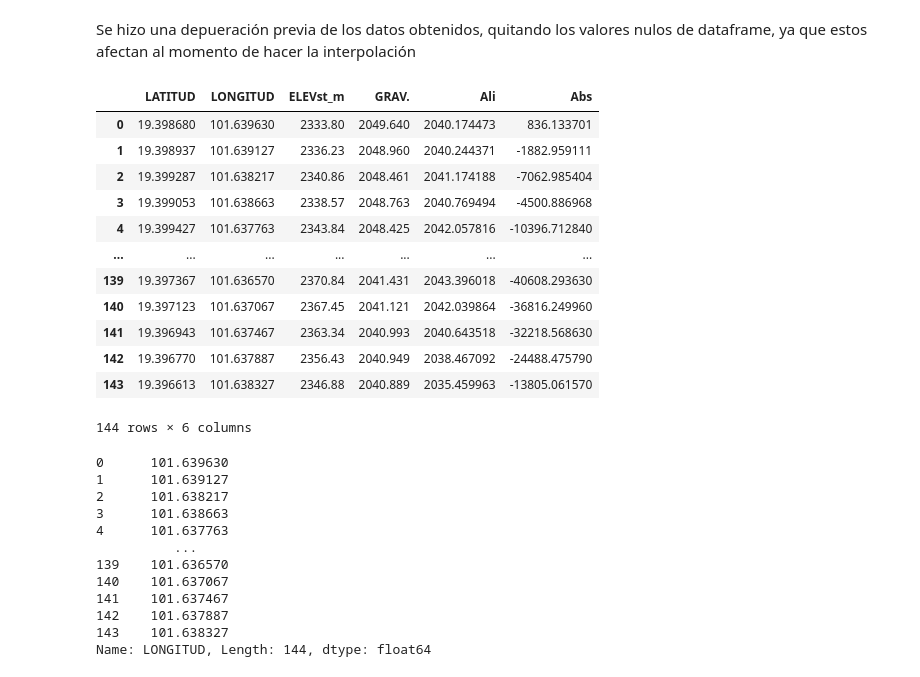
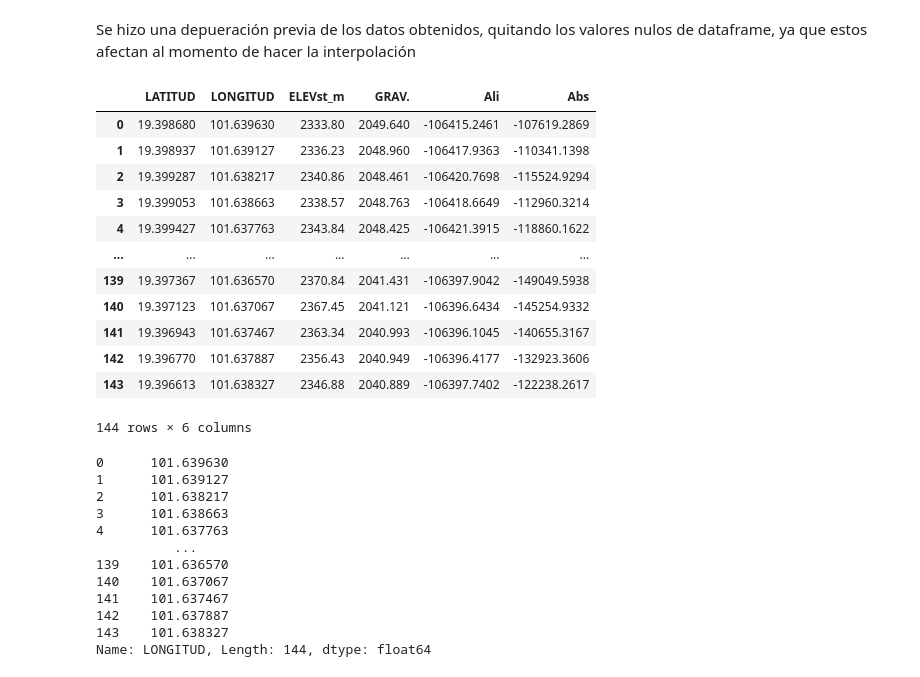
Before and after one commit to PedroTapia98/PracticaGravimetrica, a Jupyter notebook: Anomalias.ipynb, the cells around one changed output. Drawn from its saved outputs; the diff is of its cells as text; code cells hidden in the pictures.

```diff
--- a/Anomalias.ipynb
+++ b/Anomalias.ipynb
@@ -176,22 +176,22 @@ plt.style.use('ggplot') #estilo para gráficos en matplotlib
 # %% [markdown]
 Se hizo una depueración previa de los datos obtenidos, quitando los valores nulos de dataframe, ya que estos afectan al momento de hacer la interpolación
 # %%
-datos1= pd.read_csv('/content/drive/MyDrive/anomaliasdeff1.csv')
+datos1= pd.read_csv('/content/drive/MyDrive/anomaliasdef5.csv')
 dff = pd.DataFrame(datos1)
 dff
 # %% [output]
 |  | LATITUD | LONGITUD | ELEVst_m | GRAV. | Ali | Abs |
-| 0 | 19.398680 | 101.639630 | 2333.80 | 2049.640 | 2040.174473 | 836.133701 |
-| 1 | 19.398937 | 101.639127 | 2336.23 | 2048.960 | 2040.244371 | -1882.959111 |
-| 2 | 19.399287 | 101.638217 | 2340.86 | 2048.461 | 2041.174188 | -7062.985404 |
-| 3 | 19.399053 | 101.638663 | 2338.57 | 2048.763 | 2040.769494 | -4500.886968 |
-| 4 | 19.399427 | 101.637763 | 2343.84 | 2048.425 | 2042.057816 | -10396.712840 |
+| 0 | 19.398680 | 101.639630 | 2333.80 | 2049.640 | -106415.2461 | -107619.2869 |
+| 1 | 19.398937 | 101.639127 | 2336.23 | 2048.960 | -106417.9363 | -110341.1398 |
+| 2 | 19.399287 | 101.638217 | 2340.86 | 2048.461 | -106420.7698 | -115524.9294 |
+| 3 | 19.399053 | 101.638663 | 2338.57 | 2048.763 | -106418.6649 | -112960.3214 |
+| 4 | 19.399427 | 101.637763 | 2343.84 | 2048.425 | -106421.3915 | -118860.1622 |
 | ... | ... | ... | ... | ... | ... | ... |
-| 139 | 19.397367 | 101.636570 | 2370.84 | 2041.431 | 2043.396018 | -40608.293630 |
-| 140 | 19.397123 | 101.637067 | 2367.45 | 2041.121 | 2042.039864 | -36816.249960 |
-| 141 | 19.396943 | 101.637467 | 2363.34 | 2040.993 | 2040.643518 | -32218.568630 |
-| 142 | 19.396770 | 101.637887 | 2356.43 | 2040.949 | 2038.467092 | -24488.475790 |
-| 143 | 19.396613 | 101.638327 | 2346.88 | 2040.889 | 2035.459963 | -13805.061570 |
+| 139 | 19.397367 | 101.636570 | 2370.84 | 2041.431 | -106397.9042 | -149049.5938 |
+| 140 | 19.397123 | 101.637067 | 2367.45 | 2041.121 | -106396.6434 | -145254.9332 |
+| 141 | 19.396943 | 101.637467 | 2363.34 | 2040.993 | -106396.1045 | -140655.3167 |
+| 142 | 19.396770 | 101.637887 | 2356.43 | 2040.949 | -106396.4177 | -132923.3606 |
+| 143 | 19.396613 | 101.638327 | 2346.88 | 2040.889 | -106397.7402 | -122238.2617 |
 144 rows × 6 columns
 # %%
 #Asiganción de las variables de los datos que queremos interpolar
```
Also changed, not shown: parts of 10 cells of this notebook.
